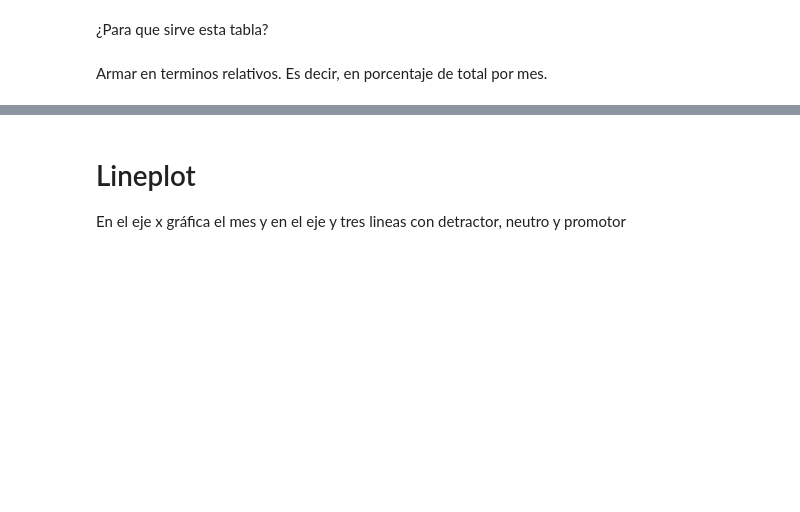
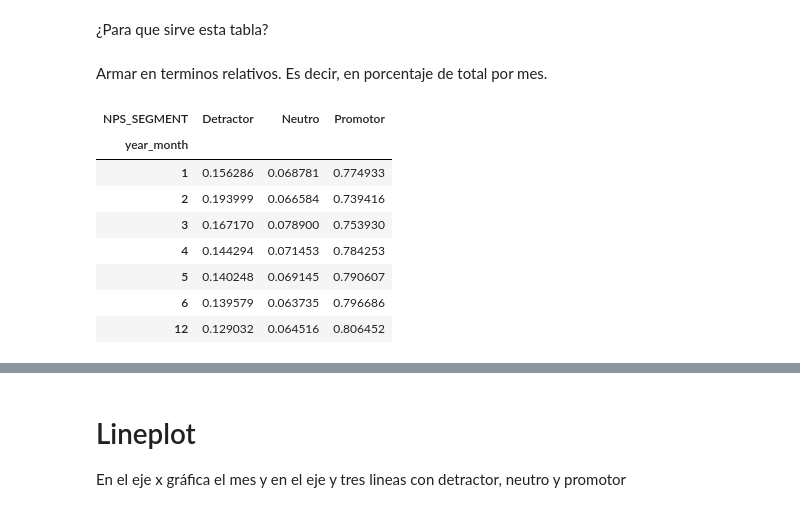
Before and after one commit to federicomoreno613/UCEMA, a Jupyter notebook: 05-viz/01_eda_nps_ejercicio.ipynb, the cells around one changed output, grey strips where cells are left out. Cells and saved outputs as stored; diff of their text form; code cells hidden in the pictures; blank space fills up the shorter version.

```diff
--- a/05-viz/01_eda_nps_ejercicio.ipynb
+++ b/05-viz/01_eda_nps_ejercicio.ipynb
@@ -336,3 +356,17 @@ Armar un crostab por year_month en el index y NPS segment cómo columna
 ¿Para que sirve esta tabla?
 # %% [markdown]
 Armar en terminos relativos. Es decir, en porcentaje de total por mes.
+# %%
+pd.crosstab((df['year_month'].dt.month), df['NPS_SEGMENT'], normalize = 'index')
+#el normailze index es para hacer el porcentaje por mes. Si quiero el porcentaje sobre el total de la tabla es normalize = True
+#
+# %% [output]
+| NPS_SEGMENT | Detractor | Neutro | Promotor |
+| year_month |  |  |  |
+| 1 | 0.156286 | 0.068781 | 0.774933 |
+| 2 | 0.193999 | 0.066584 | 0.739416 |
+| 3 | 0.167170 | 0.078900 | 0.753930 |
+| 4 | 0.144294 | 0.071453 | 0.784253 |
+| 5 | 0.140248 | 0.069145 | 0.790607 |
+| 6 | 0.139579 | 0.063735 | 0.796686 |
+| 12 | 0.129032 | 0.064516 | 0.806452 |
```
Also changed, not shown: parts of 14 cells of this notebook.
